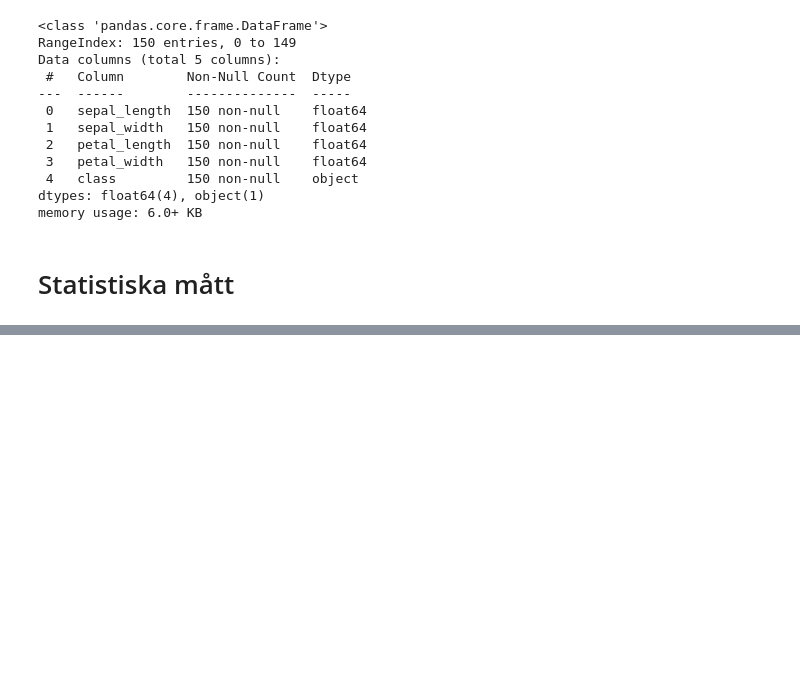
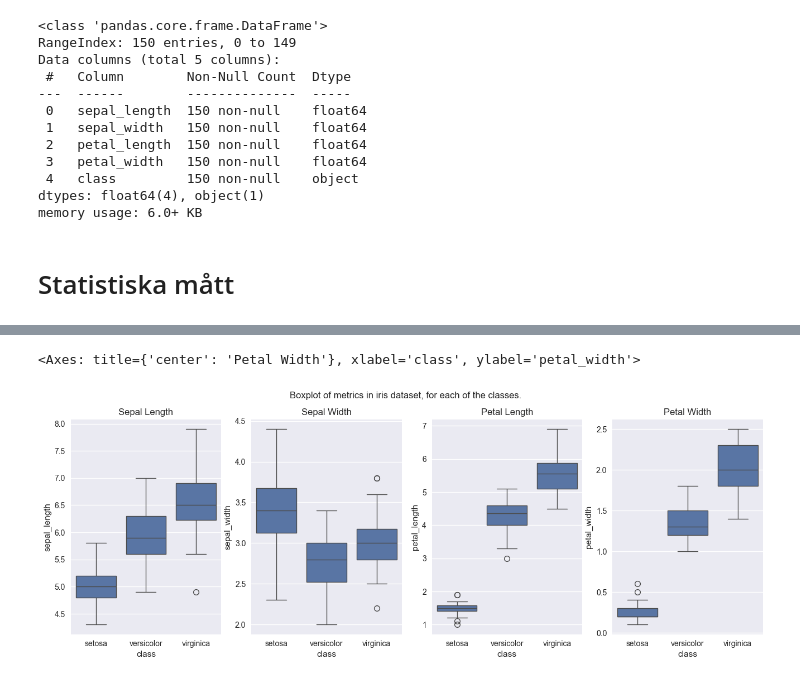
Before and after one commit to dancla240/Statistiska_Metoder, a Jupyter notebook: Lab/StatMet_Lab_Daniel.ipynb, the cells around one changed output, grey strips where cells are left out. Saved outputs shown, nothing was run; the diff lists cells and outputs as text; code cells hidden in the pictures; blank space fills up the shorter version.

```diff
--- a/Lab/StatMet_Lab_Daniel.ipynb
+++ b/Lab/StatMet_Lab_Daniel.ipynb
@@ -180,0 +144,15 @@ sns.boxplot(x="class", y="sepal_length", data=iris)
+# %%
+plt.style.use('seaborn-v0_8') # väljer en "style" som jag tycker är snygg
+fig, axs = plt.subplots(1, 4, figsize=(16,5), ) # skapar en figur med 4 subplots på samma rad
+axs[0].set_title('Sepal Length') # anger en titel för första subploten, osv för de övriga subplottarna
+axs[1].set_title('Sepal Width')
+axs[2].set_title('Petal Length')
+axs[3].set_title('Petal Width')
+fig.suptitle('Boxplot of metrics in iris dataset, for each of the classes.') # anger en titel för hela figuren
+sns.boxplot(x='class', y='sepal_length', data=iris, ax=axs[0]) # datan som ska visas i subplot 1, vilket är en seaborn boxplot med 'sepal_length', osv nedan
+sns.boxplot(x='class', y='sepal_width', data=iris, ax=axs[1])
+sns.boxplot(x='class', y='petal_length', data=iris, ax=axs[2])
+sns.boxplot(x='class', y='petal_width', data=iris, ax=axs[3])
+# %% [output]
+<Axes: title={'center': 'Petal Width'}, xlabel='class', ylabel='petal_width'>
+[figure, added]
```
Also changed, not shown: parts of 46 cells of this notebook, 8 other files.
